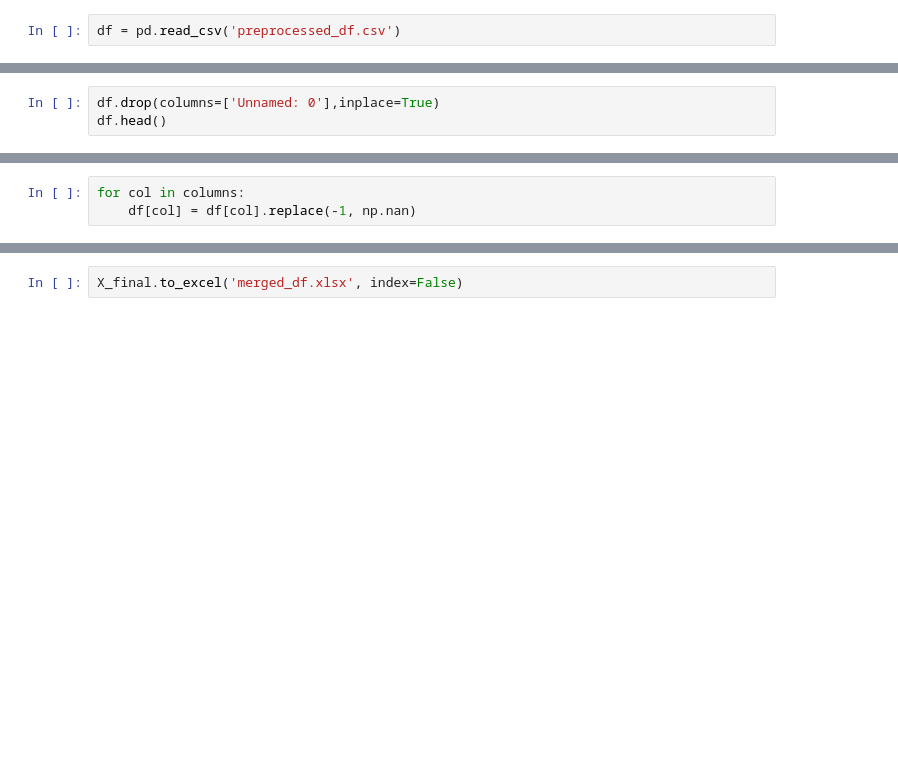
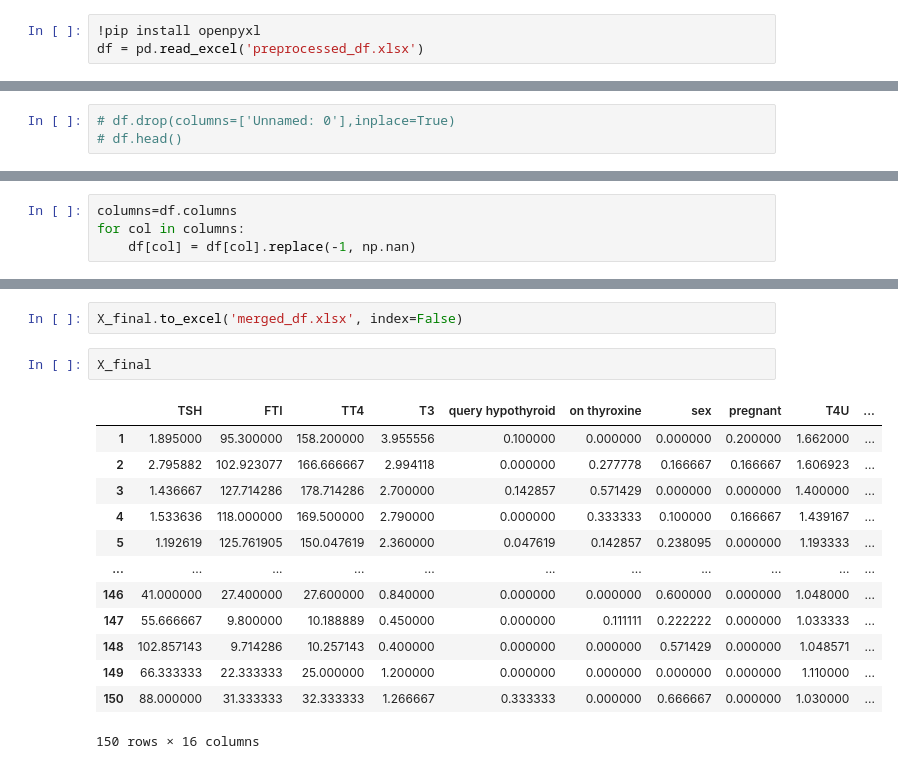
Before and after one commit to nachos-x/Thyroid-Detection, a Jupyter notebook: INN.ipynb, the cells around one changed output, grey strips where cells are left out. Cells and saved outputs as stored; diff of their text form; blank space fills up the shorter version.

```diff
--- a/INN.ipynb
+++ b/INN.ipynb
@@ -4,4 +4,5 @@ import numpy as np
 import seaborn as sns
 import matplotlib.pyplot as plt
 # %%
-df = pd.read_csv('preprocessed_df.csv')
+!pip install openpyxl
+df = pd.read_excel('preprocessed_df.xlsx')
@@ -8,3 +12,3 @@ df = pd.read_csv('preprocessed_df.csv')
 # %%
-df.drop(columns=['Unnamed: 0'],inplace=True)
-df.head()
+# df.drop(columns=['Unnamed: 0'],inplace=True)
+# df.head()
@@ -45,5 +41,6 @@ Categories (6, interval[int64, right]): [(0, 30] < (30, 40] < (40, 50] < (50, 60
 # %% [markdown]
 ## Analysing missing ratios
 # %%
+columns=df.columns
 for col in columns:
     df[col] = df[col].replace(-1, np.nan)
@@ -180,3 +224,19 @@ print("Reduced from", len(y), "→", len(y_final), "samples")
 X_final['label'] = y_final
 # %%
 X_final.to_excel('merged_df.xlsx', index=False)
+# %%
+X_final
+# %% [output]
+|  | TSH | FTI | TT4 | T3 | query hypothyroid | on thyroxine | sex | pregnant | T4U | ... |
+| 1 | 1.895000 | 95.300000 | 158.200000 | 3.955556 | 0.100000 | 0.000000 | 0.000000 | 0.200000 | 1.662000 | ... |
+| 2 | 2.795882 | 102.923077 | 166.666667 | 2.994118 | 0.000000 | 0.277778 | 0.166667 | 0.166667 | 1.606923 | ... |
+| 3 | 1.436667 | 127.714286 | 178.714286 | 2.700000 | 0.142857 | 0.571429 | 0.000000 | 0.000000 | 1.400000 | ... |
+| 4 | 1.533636 | 118.000000 | 169.500000 | 2.790000 | 0.000000 | 0.333333 | 0.100000 | 0.166667 | 1.439167 | ... |
+| 5 | 1.192619 | 125.761905 | 150.047619 | 2.360000 | 0.047619 | 0.142857 | 0.238095 | 0.000000 | 1.193333 | ... |
+| ... | ... | ... | ... | ... | ... | ... | ... | ... | ... | ... |
+| 146 | 41.000000 | 27.400000 | 27.600000 | 0.840000 | 0.000000 | 0.000000 | 0.600000 | 0.000000 | 1.048000 | ... |
+| 147 | 55.666667 | 9.800000 | 10.188889 | 0.450000 | 0.000000 | 0.111111 | 0.222222 | 0.000000 | 1.033333 | ... |
+| 148 | 102.857143 | 9.714286 | 10.257143 | 0.400000 | 0.000000 | 0.000000 | 0.571429 | 0.000000 | 1.048571 | ... |
+| 149 | 66.333333 | 22.333333 | 25.000000 | 1.200000 | 0.000000 | 0.000000 | 0.000000 | 0.000000 | 1.110000 | ... |
+| 150 | 88.000000 | 31.333333 | 32.333333 | 1.266667 | 0.333333 | 0.000000 | 0.666667 | 0.000000 | 1.030000 | ... |
+150 rows × 16 columns
```
Also changed, not shown: parts of 13 cells of this notebook.
